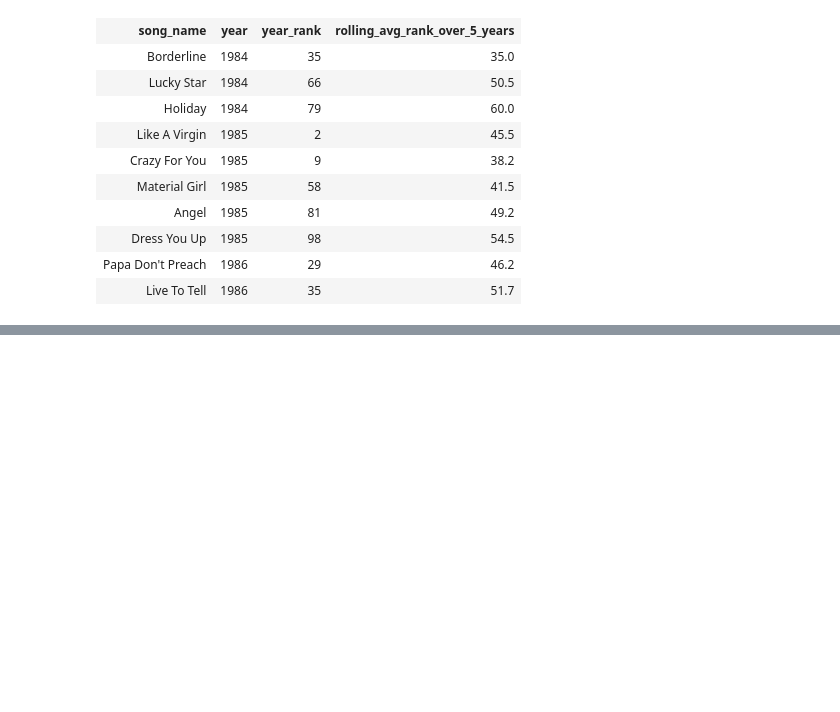
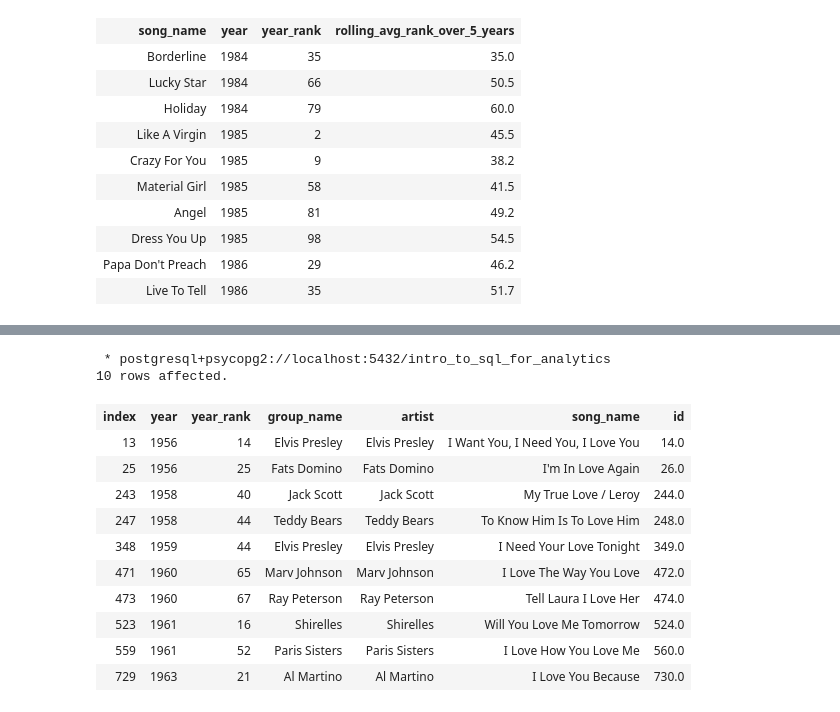
Before and after one commit to olikelly00/sql-for-data-engineering, a Jupyter notebook: sql_bites.ipynb, the cells around one changed output, grey strips where cells are left out. Saved outputs shown, nothing was run; the diff lists cells and outputs as text; code cells hidden in the pictures; blank space fills up the shorter version.

```diff
--- a/sql_bites.ipynb
+++ b/sql_bites.ipynb
@@ -698,0 +736,20 @@ LIMIT 10
+# %%
+%%sql
+
+SELECT * FROM billboard_top_100_year_end
+WHERE song_name LIKE '% love %' OR song_name LIKE '% Love %'
+LIMIT 10
+# %% [output]
+ * postgresql+psycopg2://localhost:5432/intro_to_sql_for_analytics
+10 rows affected.
+| index | year | year_rank | group_name | artist | song_name | id |
+| 13 | 1956 | 14 | Elvis Presley | Elvis Presley | I Want You, I Need You, I Love You | 14.0 |
+| 25 | 1956 | 25 | Fats Domino | Fats Domino | I'm In Love Again | 26.0 |
+| 243 | 1958 | 40 | Jack Scott | Jack Scott | My True Love / Leroy | 244.0 |
+| 247 | 1958 | 44 | Teddy Bears | Teddy Bears | To Know Him Is To Love Him | 248.0 |
+| 348 | 1959 | 44 | Elvis Presley | Elvis Presley | I Need Your Love Tonight | 349.0 |
+| 471 | 1960 | 65 | Marv Johnson | Marv Johnson | I Love The Way You Love | 472.0 |
+| 473 | 1960 | 67 | Ray Peterson | Ray Peterson | Tell Laura I Love Her | 474.0 |
+| 523 | 1961 | 16 | Shirelles | Shirelles | Will You Love Me Tomorrow | 524.0 |
+| 559 | 1961 | 52 | Paris Sisters | Paris Sisters | I Love How You Love Me | 560.0 |
+| 729 | 1963 | 21 | Al Martino | Al Martino | I Love You Because | 730.0 |
```
Also changed, not shown: parts of 10 cells of this notebook.
